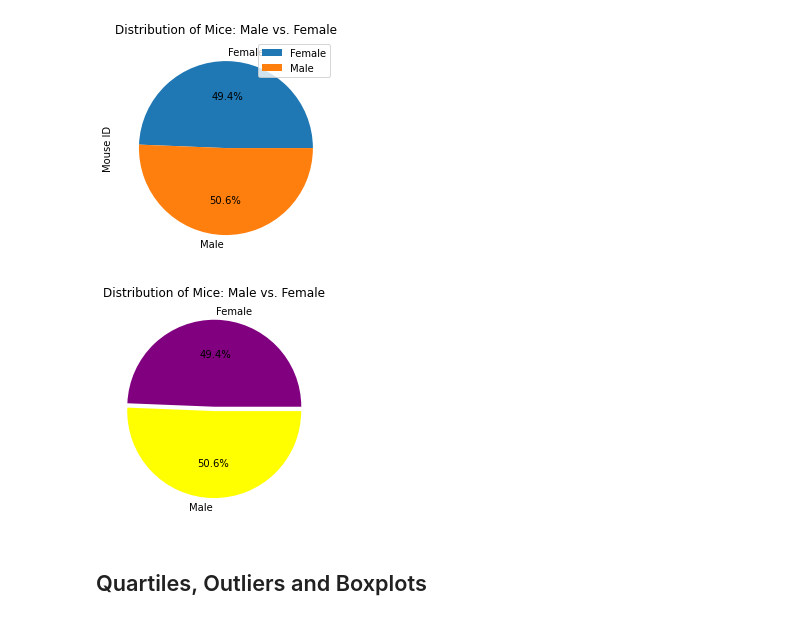
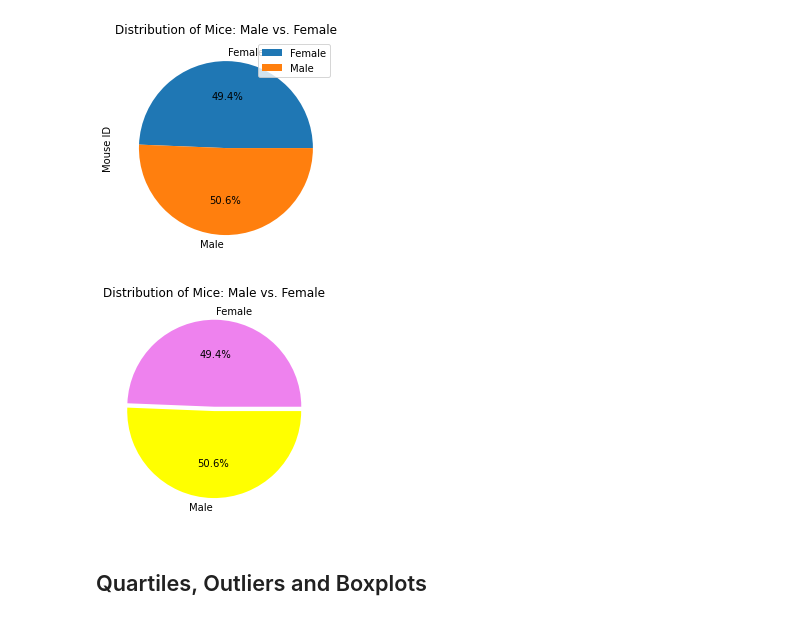
Before and after one commit to ijeriel/Bootcamp-Homework-Jeriel, a Jupyter notebook: Matplotlib-challenge/pymaceuticals_starter.ipynb, the cells around one changed output. Saved outputs shown, nothing was run; the diff lists cells and outputs as text; code cells hidden in the pictures.

```diff
--- a/Matplotlib-challenge/pymaceuticals_starter.ipynb
+++ b/Matplotlib-challenge/pymaceuticals_starter.ipynb
@@ -194,15 +194,15 @@ plt.show()
 # %%
 # Generate a pie plot showing the distribution of female versus male mice using pyplot
 
 labels = ["Female", "Male"]
 size = sex_df["Mouse ID"]
 explode = (0.05, 0)
-plt.pie(size, explode=explode, labels=labels, colors=["purple", "yellow"],autopct="%1.1f%%")
+plt.pie(size, explode=explode, labels=labels, colors=["violet", "yellow"],autopct="%1.1f%%")
 plt.title("Distribution of Mice: Male vs. Female")
 
 plt.show()
 # %% [output]
-[figure, old version]
+[figure, new version]
 # %% [markdown]
 ## Quartiles, Outliers and Boxplots
 # %%
```
Also changed, not shown: parts of 6 cells of this notebook.
